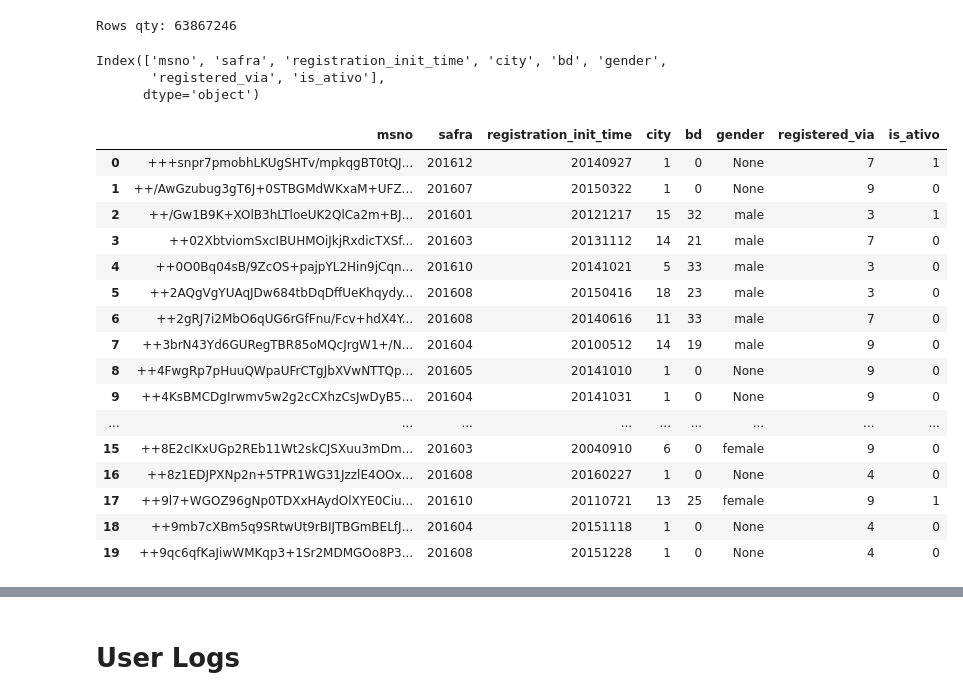
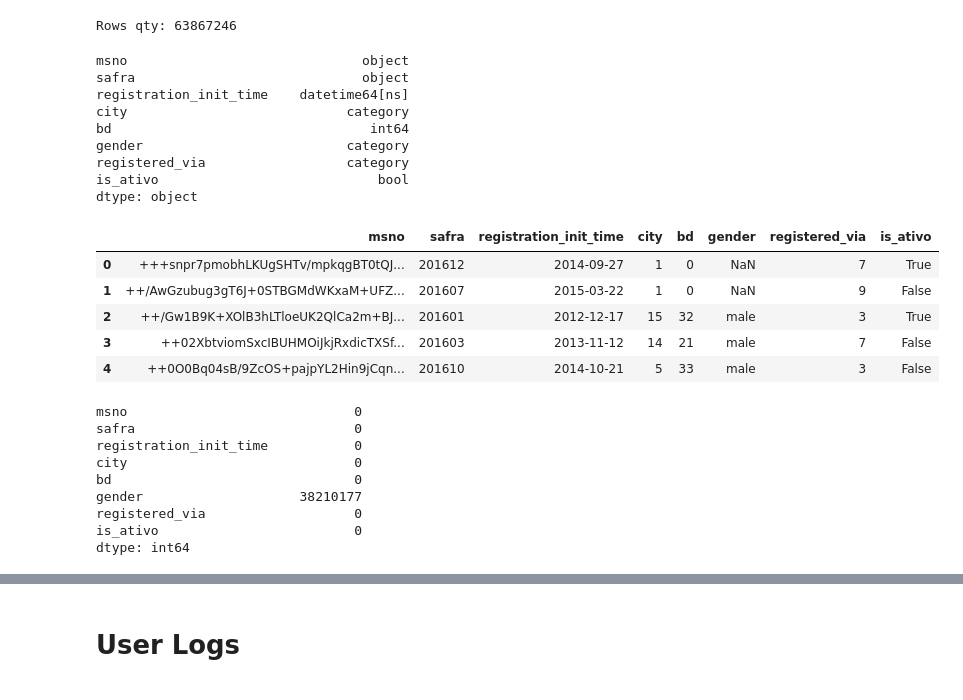
Before and after one commit to CaioAFA/2025-case-data-master-caio-arrabal, a Jupyter notebook: notebooks/01-Data-Exploring.ipynb, the cells around one changed output, grey strips where cells are left out. Saved outputs shown, nothing was run; the diff lists cells and outputs as text; code cells hidden in the pictures.

```diff
--- a/notebooks/01-Data-Exploring.ipynb
+++ b/notebooks/01-Data-Exploring.ipynb
@@ -64,5 +72,7 @@ __________
 import pandas as pd
 import matplotlib.pyplot as plt
+# %%
+DATA_LOADER = DataLoader()
 # %%
 def check_if_float_field_is_integer(df: pd.DataFrame, field: str) -> bool:
     calc = (df[field].astype(int) == df[field]).value_counts()
@@ -74,2 +82,4 @@ transactions_df = pd.read_parquet('../data/transactions.parquet')
+# %%
+transactions_df = DATA_LOADER.load_transactions_df()
 # %%
 print(f'Rows qty: {len(transactions_df)}')
@@ -92,30 +219,39 @@ members_df = pd.read_parquet(
+# %%
+members_df = DATA_LOADER.load_members_df()
 # %%
 print(f'Rows qty: {len(members_df)}')
 # %% [output]
 Rows qty: 63867246
 # %%
-members_df.columns
+members_df.dtypes
 # %% [output]
-Index(['msno', 'safra', 'registration_init_time', 'city', 'bd', 'gender',
-       'registered_via', 'is_ativo'],
-      dtype='object')
+msno                              object
+safra                             object
+registration_init_time    datetime64[ns]
+city                            category
+bd                                 int64
+gender                          category
+registered_via                  category
+is_ativo                            bool
+dtype: object
 # %%
-members_df.head(20)
+members_df.head()
 # %% [output]
 |  | msno | safra | registration_init_time | city | bd | gender | registered_via | is_ativo |
-| 0 | +++snpr7pmobhLKUgSHTv/mpkqgBT0tQJ... | 201612 | 20140927 | 1 | 0 | None | 7 | 1 |
-| 1 | ++/AwGzubug3gT6J+0STBGMdWKxaM+UFZ... | 201607 | 20150322 | 1 | 0 | None | 9 | 0 |
-| 2 | ++/Gw1B9K+XOlB3hLTloeUK2QlCa2m+BJ... | 201601 | 20121217 | 15 | 32 | male | 3 | 1 |
-| 3 | ++02XbtviomSxcIBUHMOiJkjRxdicTXSf... | 201603 | 20131112 | 14 | 21 | male | 7 | 0 |
-| 4 | ++0O0Bq04sB/9ZcOS+pajpYL2Hin9jCqn... | 201610 | 20141021 | 5 | 33 | male | 3 | 0 |
-| 5 | ++2AQgVgYUAqJDw684tbDqDffUeKhqydy... | 201608 | 20150416 | 18 | 23 | male | 3 | 0 |
-| 6 | ++2gRJ7i2MbO6qUG6rGfFnu/Fcv+hdX4Y... | 201608 | 20140616 | 11 | 33 | male | 7 | 0 |
-| 7 | ++3brN43Yd6GURegTBR85oMQcJrgW1+/N... | 201604 | 20100512 | 14 | 19 | male | 9 | 0 |
-| 8 | ++4FwgRp7pHuuQWpaUFrCTgJbXVwNTTQp... | 201605 | 20141010 | 1 | 0 | None | 9 | 0 |
-| 9 | ++4KsBMCDgIrwmv5w2g2cCXhzCsJwDyB5... | 201604 | 20141031 | 1 | 0 | None | 9 | 0 |
-| ... | ... | ... | ... | ... | ... | ... | ... | ... |
-| 15 | ++8E2cIKxUGp2REb11Wt2skCJSXuu3mDm... | 201603 | 20040910 | 6 | 0 | female | 9 | 0 |
-| 16 | ++8z1EDJPXNp2n+5TPR1WG31JzzlE4OOx... | 201608 | 20160227 | 1 | 0 | None | 4 | 0 |
-| 17 | ++9l7+WGOZ96gNp0TDXxHAydOlXYE0Ciu... | 201610 | 20110721 | 13 | 25 | female | 9 | 1 |
-| 18 | ++9mb7cXBm5q9SRtwUt9rBIJTBGmBELfJ... | 201604 | 20151118 | 1 | 0 | None | 4 | 0 |
-| 19 | ++9qc6qfKaJiwWMKqp3+1Sr2MDMGOo8P3... | 201608 | 20151228 | 1 | 0 | None | 4 | 0 |
+| 0 | +++snpr7pmobhLKUgSHTv/mpkqgBT0tQJ... | 201612 | 2014-09-27 | 1 | 0 | NaN | 7 | True |
+| 1 | ++/AwGzubug3gT6J+0STBGMdWKxaM+UFZ... | 201607 | 2015-03-22 | 1 | 0 | NaN | 9 | False |
+| 2 | ++/Gw1B9K+XOlB3hLTloeUK2QlCa2m+BJ... | 201601 | 2012-12-17 | 15 | 32 | male | 3 | True |
+| 3 | ++02XbtviomSxcIBUHMOiJkjRxdicTXSf... | 201603 | 2013-11-12 | 14 | 21 | male | 7 | False |
+| 4 | ++0O0Bq04sB/9ZcOS+pajpYL2Hin9jCqn... | 201610 | 2014-10-21 | 5 | 33 | male | 3 | False |
+# %%
+members_df.isna().sum()
+# %% [output]
+msno                             0
+safra                            0
+registration_init_time           0
+city                             0
+bd                               0
+gender                    38210177
+registered_via                   0
+is_ativo                         0
+dtype: int64
```
Also changed, not shown: parts of 32 cells of this notebook, 1 other file.
